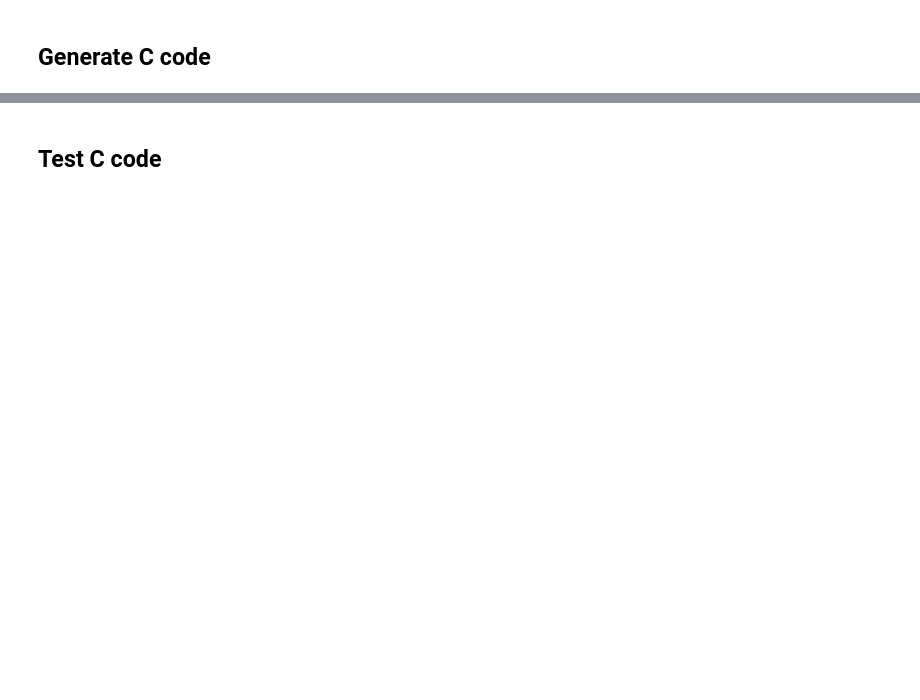
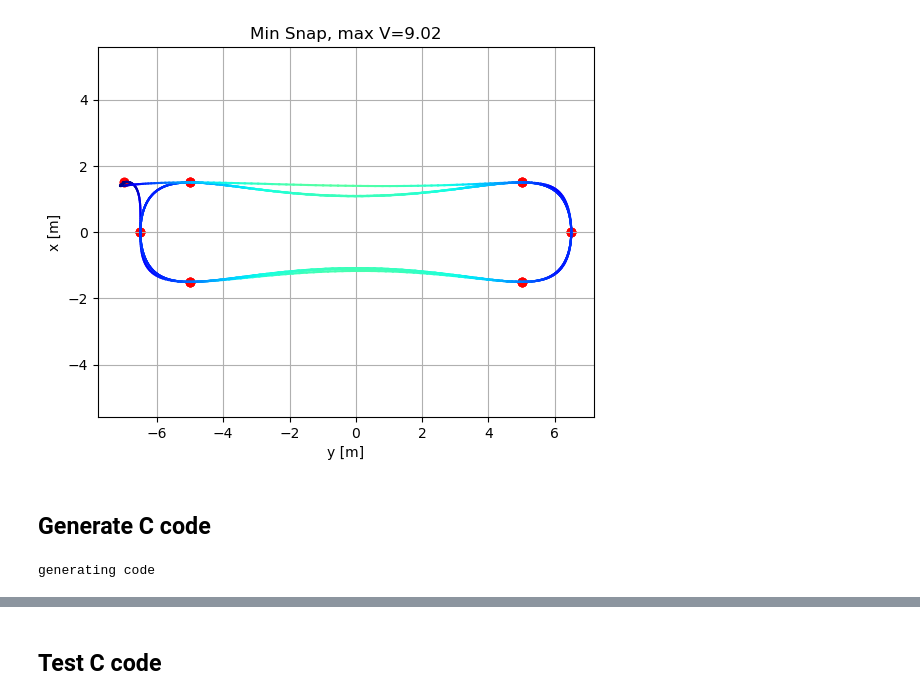
Before and after one commit to tudelft/optimal_quad_control_RL, a Jupyter notebook: Minimum Snap trajectories.ipynb, the cells around one changed output, grey strips where cells are left out. Saved outputs shown, nothing was run; the diff lists cells and outputs as text; code cells hidden in the pictures; blank space fills up the shorter version.

```diff
--- a/Minimum Snap trajectories.ipynb
+++ b/Minimum Snap trajectories.ipynb
@@ -18,6 +18,15 @@ waypoints = np.array([
 ]*4+[
     [1.5, -7., 0.0, np.pi/2]        # end (hover)
 ])
+waypoints[0,3] = np.pi/2
+for i in range(4):
+    waypoints[i*6+1,3] = np.pi*0.5+i*2*np.pi
+    waypoints[i*6+2,3] = np.pi*0.5+i*2*np.pi
+    waypoints[i*6+3,3] = np.pi*1.0+i*2*np.pi
+    waypoints[i*6+4,3] = np.pi*1.5+i*2*np.pi
+    waypoints[i*6+5,3] = np.pi*1.5+i*2*np.pi
+    waypoints[i*6+6,3] = np.pi*2.0+i*2*np.pi
+waypoints[-1,3] = waypoints[-2,3]+np.pi/2
 
 region = np.array([
     [-20, 20],  # xmin, xmax
@@ -172,11 +191,13 @@ x,y,z,psi =[],[],[],[]
 T_ = np.cumsum([0] + [ampl.getVariable(str(T[i])).value() for i in range(n_traj)])
 for i in range(n_traj):
     xi,yi,zi,psii = get_traj_solved(i)
-    x.append((xi.subs(t,t-T_[i]),(t>=T_[i])&(t<T_[i+1])))
-    y.append((yi.subs(t,t-T_[i]),(t>=T_[i])&(t<T_[i+1])))
-    z.append((zi.subs(t,t-T_[i]),(t>=T_[i])&(t<T_[i+1])))
-    psi.append((psii.subs(t,t-T_[i]),(t>=T_[i])&(t<T_[i+1])))
+    x.append((xi.subs(t,t-T_[i], evaluate=False),(t>=T_[i])&(t<T_[i+1])))
+    y.append((yi.subs(t,t-T_[i], evaluate=False),(t>=T_[i])&(t<T_[i+1])))
+    z.append((zi.subs(t,t-T_[i], evaluate=False),(t>=T_[i])&(t<T_[i+1])))
+    psi.append((psii.subs(t,t-T_[i], evaluate=False),(t>=T_[i])&(t<T_[i+1])))
 
+for xi in x:
+    print(xi)
 x.append((waypoints[-1][0], True))
 y.append((waypoints[-1][1], True))
 z.append((waypoints[-1][2], True))
@@ -208,21 +247,24 @@ def color_plot3D(x_axis,y_axis,z_axis,color_axis,step=1):
 # %%
 vx = diff(x,t)
 vy = diff(y,t)
 V = sqrt(vx**2+vy**2)
 
 t_ = np.linspace(0,T_[-1],1000)
 x_ = lambdify(t,x)
 y_ = lambdify(t,y)
 z_ = lambdify(t,z)
 psi_ = lambdify(t,psi)
 V_ = lambdify(t,V)
 
 color_plot(y_(t_),x_(t_),V_(t_))
 plt.scatter(waypoints[:,1],waypoints[:,0],color='red')
 plt.xlabel('y [m]')
 plt.ylabel('x [m]')
 plt.grid()
 plt.gca().axis('equal')
-plt.title('Min Snap')
+Vmax = str(np.round(float(np.max(V_(t_))),2))
+plt.title('Min Snap, max V='+Vmax)
 plt.show()
+# %% [output]
+[figure, added]
 # %%
@@ -234,23 +276,12 @@ psi=simplify(psi)
 from sympy.utilities.codegen import codegen
 
 # TRANSFORM TO CYBERZOO COORDINATES
-x_ = x #-2.
-y_ = y #-1.5
-z_ = z #-1.
+x_ = x
+y_ = y
+z_ = z
+psi_ = psi
 
-angle = 0 #-33*np.pi/180
-x_new = x_*cos(angle) - y_*sin(angle)
-y_new = x_*sin(angle) + y_*cos(angle)
-x_ = x_new
-y_ = y_new
-psi_ = psi + angle
-
-# TIME SCALE PARAMETER
-alpha = Symbol('alpha')
-x_ = x_.subs(t,alpha*t)
-y_ = y_.subs(t,alpha*t)
-z_ = z_.subs(t,alpha*t)
-psi_ = psi_.subs(t,alpha*t)
+psi_dot_ = diff(psi_,t)
 
 vx_ = diff(x_,t)
 vy_ = diff(y_,t)
@@ -272,6 +303,7 @@ print('generating code')
     ("get_y", y_),
     ("get_z", z_),
     ("get_psi", psi_),
+    ("get_psi_dot", psi_dot_),
     ("get_vx", vx_),
     ("get_vy", vy_),
     ("get_vz", vz_),
@@ -281,5 +313,7 @@ print('generating code')
     ("get_jx", jx_),
     ("get_jy", jy_),
     ("get_jz", jz_),
-], "C", "min_snap", header=True, empty=False)
+], "C99", "min_snap", header=True, empty=False)
+# %% [output]
+generating code
 # %%
```
Also changed, not shown: parts of 15 cells of this notebook, 5 other files.
